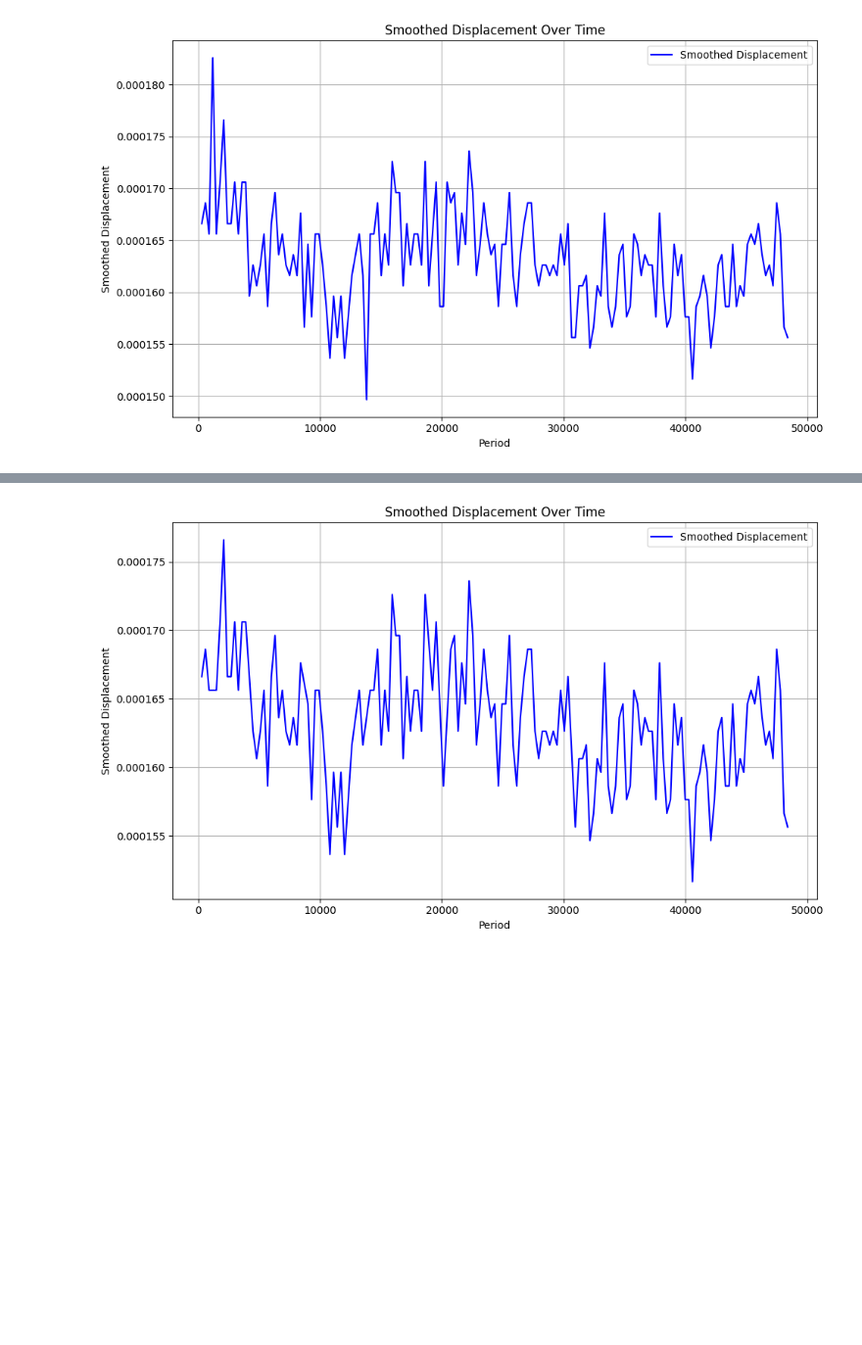
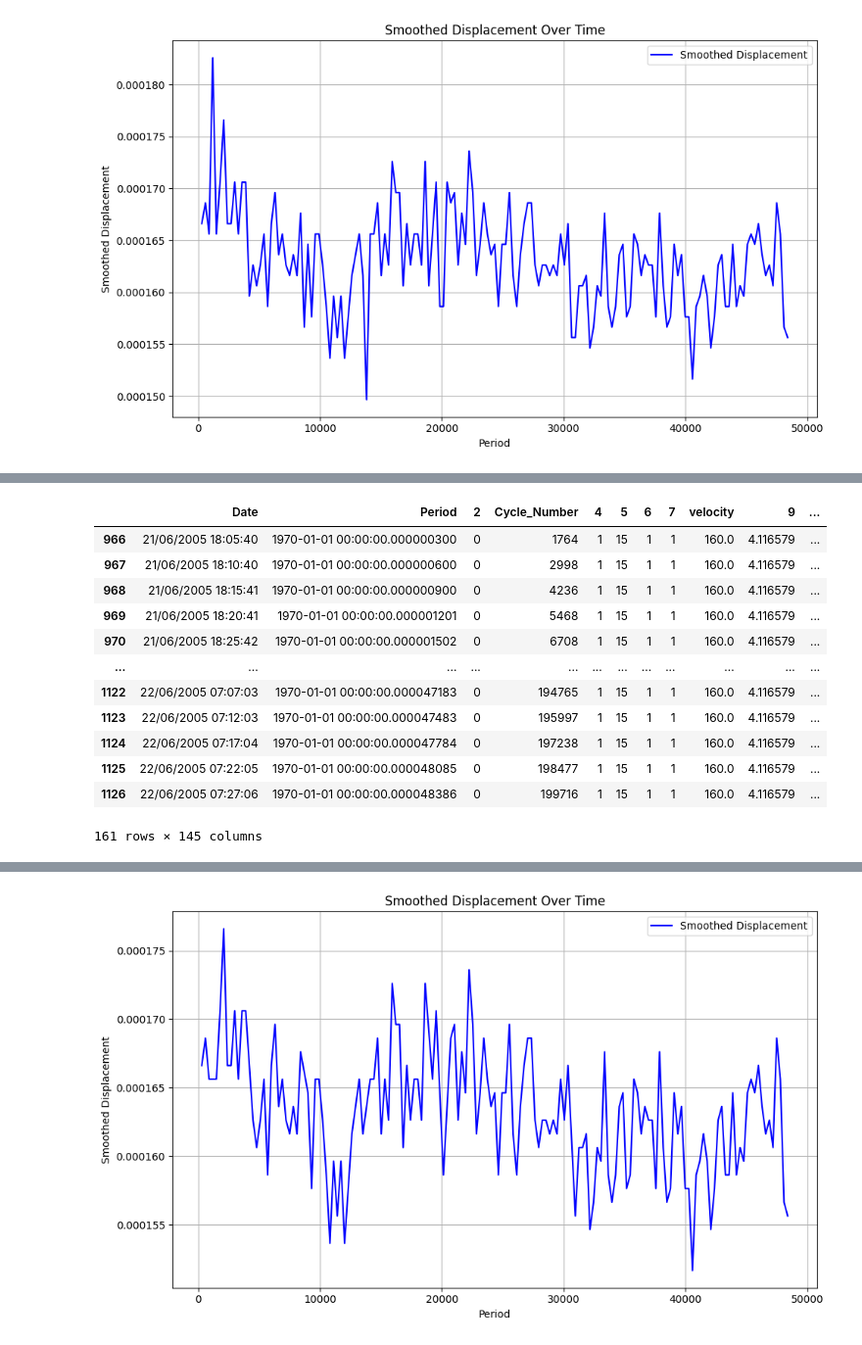
Before and after one commit to rammalali/FYP, a Jupyter notebook: notebooks/model_creation.ipynb, the cells around one changed output, grey strips where cells are left out. Shown at 98% size. Cells and saved outputs as stored; diff of their text form; code cells hidden in the pictures; blank space fills up the shorter version.

```diff
--- a/notebooks/model_creation.ipynb
+++ b/notebooks/model_creation.ipynb
@@ -126,0 +139,16 @@ See the caveats in the documentation: https://pandas.pydata.org/pandas-docs/stab
+# %%
+experiment_dataframes["experiment_7_right"]
+# %% [output]
+|  | Date | Period | 2 | Cycle_Number | 4 | 5 | 6 | 7 | velocity | 9 | ... |
+| 966 | 21/06/2005 18:05:40 | 1970-01-01 00:00:00.000000300 | 0 | 1764 | 1 | 15 | 1 | 1 | 160.0 | 4.116579 | ... |
+| 967 | 21/06/2005 18:10:40 | 1970-01-01 00:00:00.000000600 | 0 | 2998 | 1 | 15 | 1 | 1 | 160.0 | 4.116579 | ... |
+| 968 | 21/06/2005 18:15:41 | 1970-01-01 00:00:00.000000900 | 0 | 4236 | 1 | 15 | 1 | 1 | 160.0 | 4.116579 | ... |
+| 969 | 21/06/2005 18:20:41 | 1970-01-01 00:00:00.000001201 | 0 | 5468 | 1 | 15 | 1 | 1 | 160.0 | 4.116579 | ... |
+| 970 | 21/06/2005 18:25:42 | 1970-01-01 00:00:00.000001502 | 0 | 6708 | 1 | 15 | 1 | 1 | 160.0 | 4.116579 | ... |
+| ... | ... | ... | ... | ... | ... | ... | ... | ... | ... | ... | ... |
+| 1122 | 22/06/2005 07:07:03 | 1970-01-01 00:00:00.000047183 | 0 | 194765 | 1 | 15 | 1 | 1 | 160.0 | 4.116579 | ... |
+| 1123 | 22/06/2005 07:12:03 | 1970-01-01 00:00:00.000047483 | 0 | 195997 | 1 | 15 | 1 | 1 | 160.0 | 4.116579 | ... |
+| 1124 | 22/06/2005 07:17:04 | 1970-01-01 00:00:00.000047784 | 0 | 197238 | 1 | 15 | 1 | 1 | 160.0 | 4.116579 | ... |
+| 1125 | 22/06/2005 07:22:05 | 1970-01-01 00:00:00.000048085 | 0 | 198477 | 1 | 15 | 1 | 1 | 160.0 | 4.116579 | ... |
+| 1126 | 22/06/2005 07:27:06 | 1970-01-01 00:00:00.000048386 | 0 | 199716 | 1 | 15 | 1 | 1 | 160.0 | 4.116579 | ... |
+161 rows × 145 columns
```
Also changed, not shown: parts of 10 cells of this notebook.
